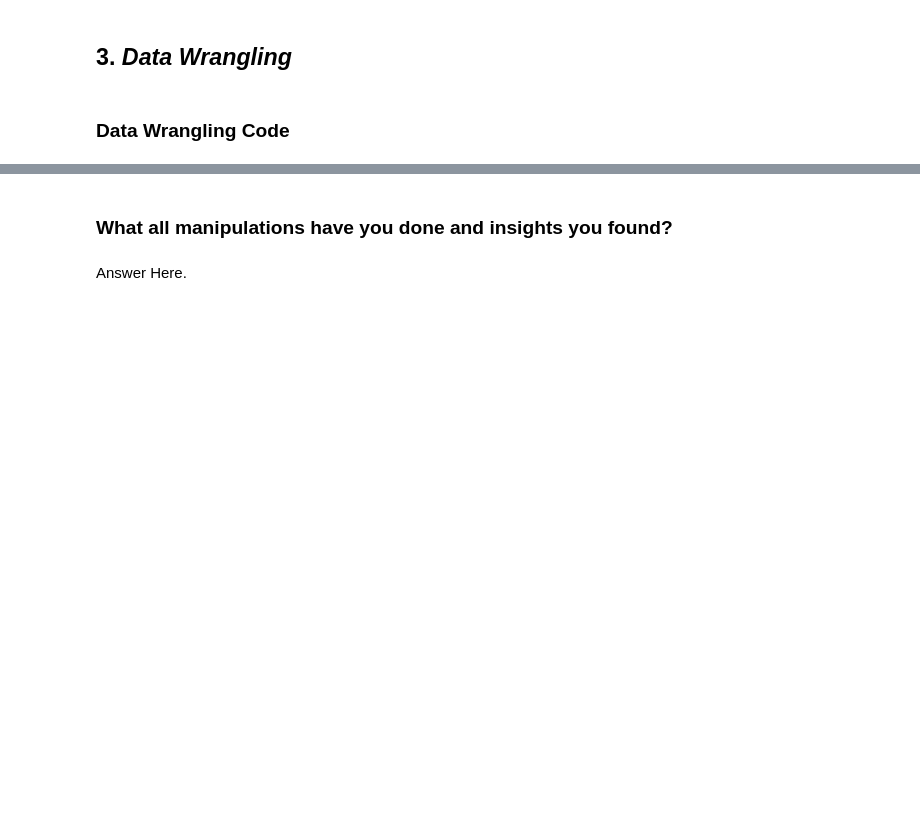
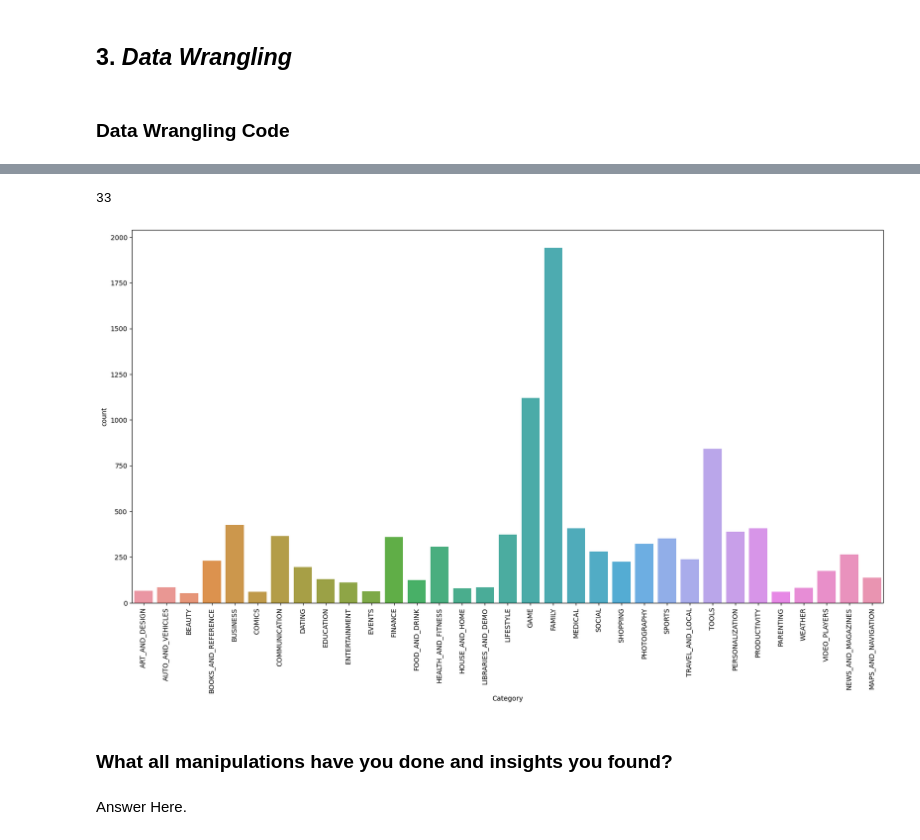
Before and after one commit to vipin-kumar16/Capstone-EDA-Project, a Jupyter notebook: Copy_of_Sample_EDA_Submission_Template.ipynb, the cells around one changed output, grey strips where cells are left out. Saved outputs shown, nothing was run; the diff lists cells and outputs as text; code cells hidden in the pictures; blank space fills up the shorter version.

```diff
--- a/Copy_of_Sample_EDA_Submission_Template.ipynb
+++ b/Copy_of_Sample_EDA_Submission_Template.ipynb
@@ -799,3 +905,14 @@ Answer Here
+# %%
+len(cat_data['Category'].value_counts())
+# %% [output]
+33
+# %%
+plt.rcParams['figure.figsize']=(20,10)
+sns.countplot(x='Category',data=playStore_df)
+plt.xticks(rotation=90)
+plt.show()
+# %% [output]
+[figure, added]
 # %% [markdown]
 ### What all manipulations have you done and insights you found?
 # %% [markdown]
```
Also changed, not shown: parts of 49 cells of this notebook.
